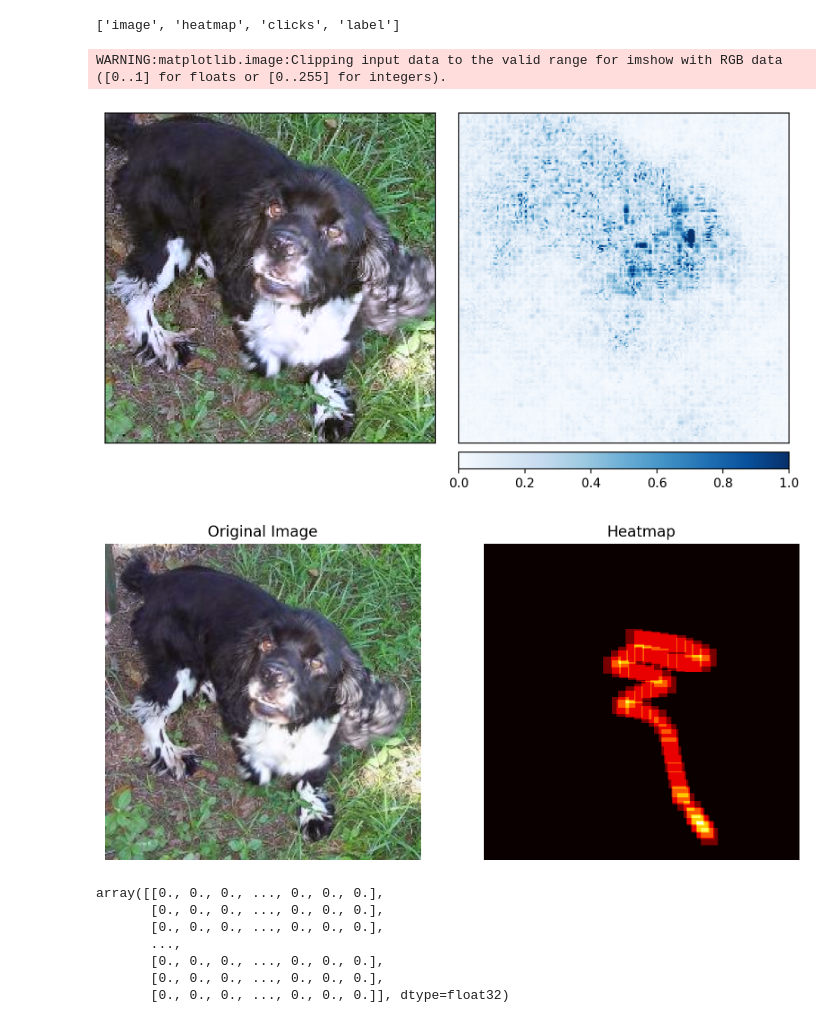
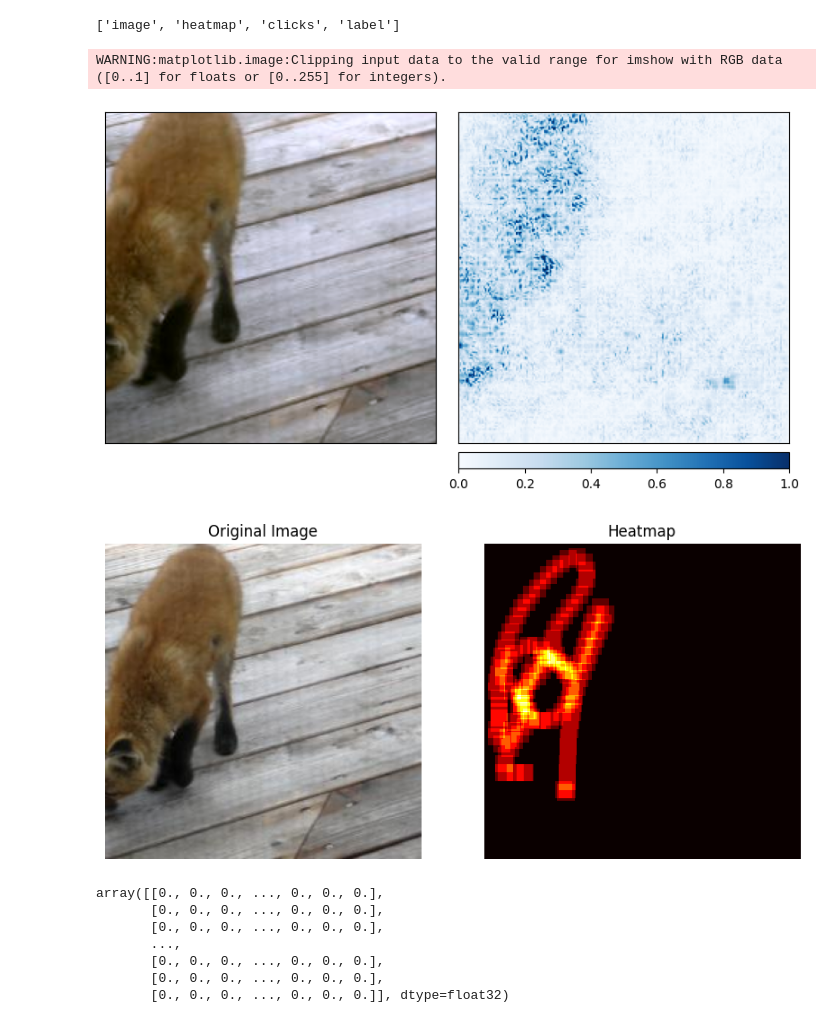
Before and after one commit to glet2024/CLPS-1291-FP, a Jupyter notebook: NEW_Comp_Methods_Final_Project.ipynb, the cells around one changed output. Cells and saved outputs as stored; diff of their text form; code cells hidden in the pictures.

Commit message:
Generate multiple saliency maps in a figure

```diff
--- a/NEW_Comp_Methods_Final_Project.ipynb
+++ b/NEW_Comp_Methods_Final_Project.ipynb
@@ -414,7 +414,7 @@ Saving to: ‘0.npz’
 # Loading a single npz file from ClickMe validation dataset
 
 # Load the .npz file
-npz_data = np.load('0.npz')
+npz_data = np.load('1.npz')
 
 # invividual files within the npz file:
 print(npz_data.files)
@@ -445,7 +445,7 @@ def preprocess_image_array(image_np):
     return img_tensor
 
 # modified saliency map function to take numpy array
-def make_saliency_map(image_np, heatmap_np):
+def modified_make_saliency_map(image_np, heatmap_np):
 
     # preprocess image array and conver to tensor
     preprocessed_image = preprocess_image_array(image_np).to(device)
@@ -475,10 +475,10 @@ def make_saliency_map(image_np, heatmap_np):
                                           show_colorbar=True, outlier_perc=2)
 # %%
 # Display original ClickMe image and CRNN saliency map
-make_saliency_map(image, heatmap)
+modified_make_saliency_map(image, heatmap)
 # %% [output]
 WARNING:matplotlib.image:Clipping input data to the valid range for imshow with RGB data ([0..1] for floats or [0..255] for integers).
-[figure, old version]
+[figure, new version]
 # %%
 # creating a function to display the original ClickMe image and human heatmap
 def human_image_heatmap(image_np, heatmap_np):
@@ -506,7 +506,7 @@ def human_image_heatmap(image_np, heatmap_np):
 # %%
 human_image_heatmap(image, heatmap)
 # %% [output]
-[figure, old version]
+[figure, new version]
 # %%
 # checking human heatmap
 heatmap
```
Also changed, not shown: parts of 13 cells of this notebook.
